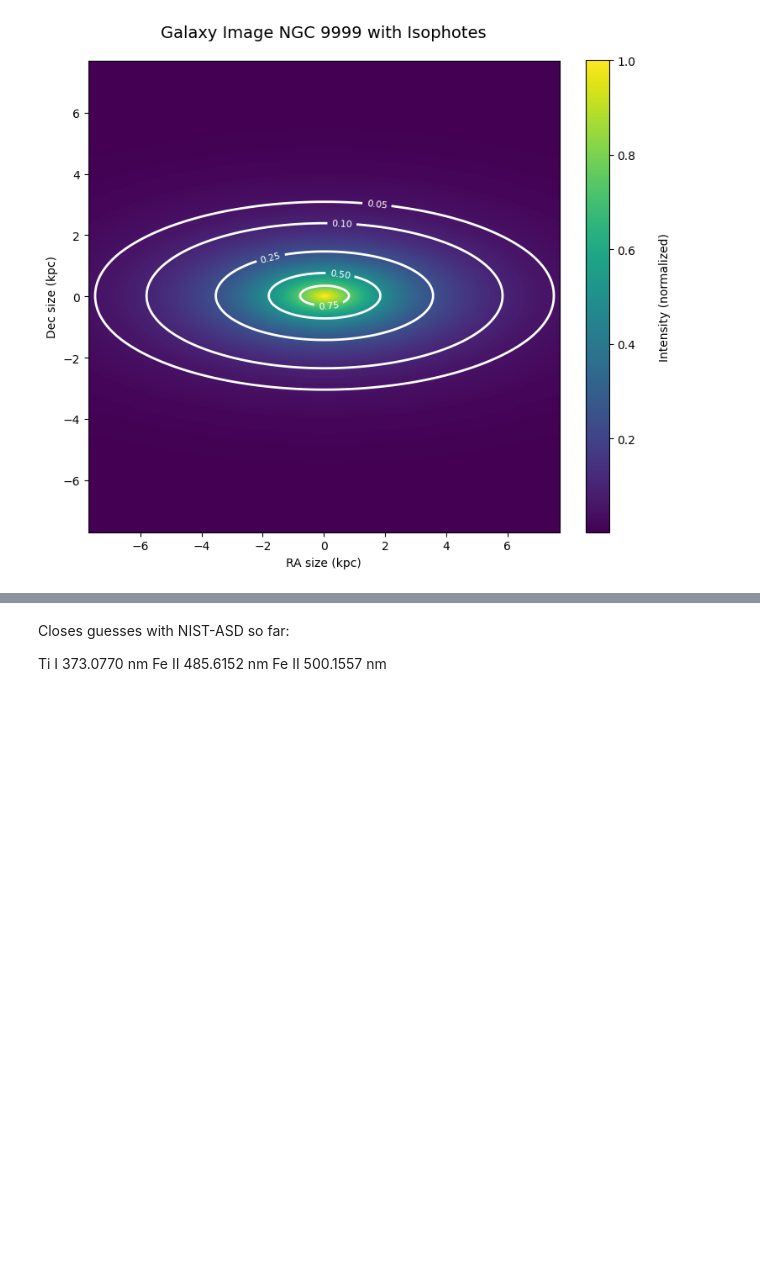
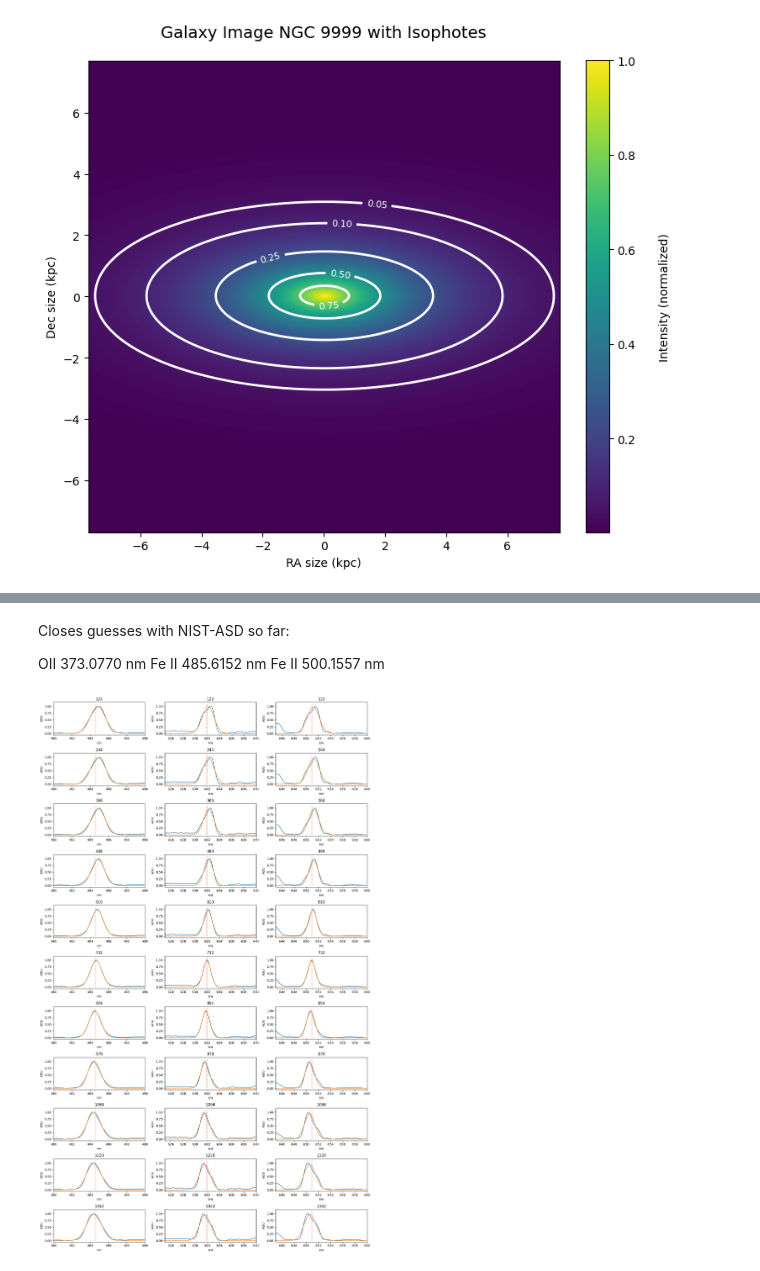
Before and after one commit to B0whunt3r21/AstroPrak, a Jupyter notebook: Galax_Spect/Galax_Spect.ipynb, the cells around one changed output, grey strips where cells are left out. Cells and saved outputs as stored; diff of their text form; code cells hidden in the pictures; blank space fills up the shorter version.

```diff
--- a/Galax_Spect/Galax_Spect.ipynb
+++ b/Galax_Spect/Galax_Spect.ipynb
@@ -372,7 +393,54 @@ Corrected Wavelengths:
 # %% [markdown]
 Closes guesses with NIST-ASD so far:
 
-Ti I 	373.0770 nm
+OII	373.0770 nm
 Fe II 	485.6152 nm
 Fe II 	500.1557 nm
+# %%
+#Gauss-Fits
+def Gauss(x, amp, mean, std):
+    return amp*np.exp(-(x-mean)**2/(2*std**2))
+
+#Map Axis
+def fit(slice, minWavelength, maxWavelength, ax=None):
+    cut = LSS[slice, :]/max(LSS[slice, :])
+    filter = np.where(np.logical_and(x_NM_LSS.value >= minWavelength, x_NM_LSS.value <= maxWavelength))
+    newAxX = x_NM_LSS[filter].value
+    cutFiltered = cut[filter]
+    cutFiltered = cutFiltered-cutFiltered.min()
+    cutFiltered = cutFiltered/cutFiltered.max()
+    popt, pcov = curve_fit(Gauss, newAxX, cutFiltered, p0=[np.max(cutFiltered), np.mean(newAxX), np.std(cutFiltered)])
+
+    ax.plot(newAxX, cutFiltered)
+    ym = Gauss(newAxX, popt[0], popt[1], popt[2])
+    ax.plot(newAxX, ym)
+    ax.set_xlim(minWavelength, maxWavelength)
+    ax.set_title(slice)
+    ax.set_xlabel('nm')
+    ax.set_ylabel('ADU')
+
+    return popt[1]
+
+#Plotting
+wavelengths = []
+mu1 = []
+mu2 = []
+mu3 = []
+
+fig, ax = plt.subplots(11, 3, figsize=(15, 25))
+
+for i in range(1, 12):
+    wavelengths.append(122*i)
+
+    mu1.append(fit(wavelengths[i-1], 480, 490, ax[i-1][0]))
+    mu2.append(fit(wavelengths[i-1], 625, 640, ax[i-1][1]))
+    mu3.append(fit(wavelengths[i-1], 645, 660, ax[i-1][2]))
+    ax[i-1][0].vlines(line1, 0, 1.1, linestyles=':', colors='r')
+    ax[i-1][1].vlines(line2, 0, 1.1, linestyles=':', colors='r')
+    ax[i-1][2].vlines(line3, 0, 1.1, linestyles=':', colors='r')
+
+plt.tight_layout()
+plt.show()
+# %% [output]
+[figure, added]
 # %%
```
Also changed, not shown: parts of 5 cells of this notebook, 44 other files.
